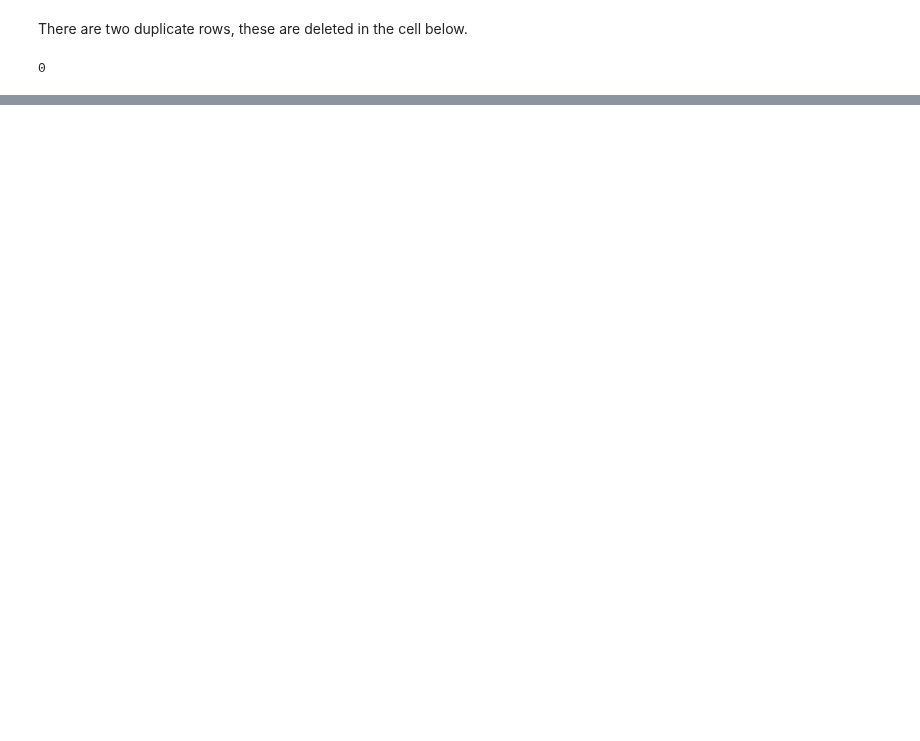
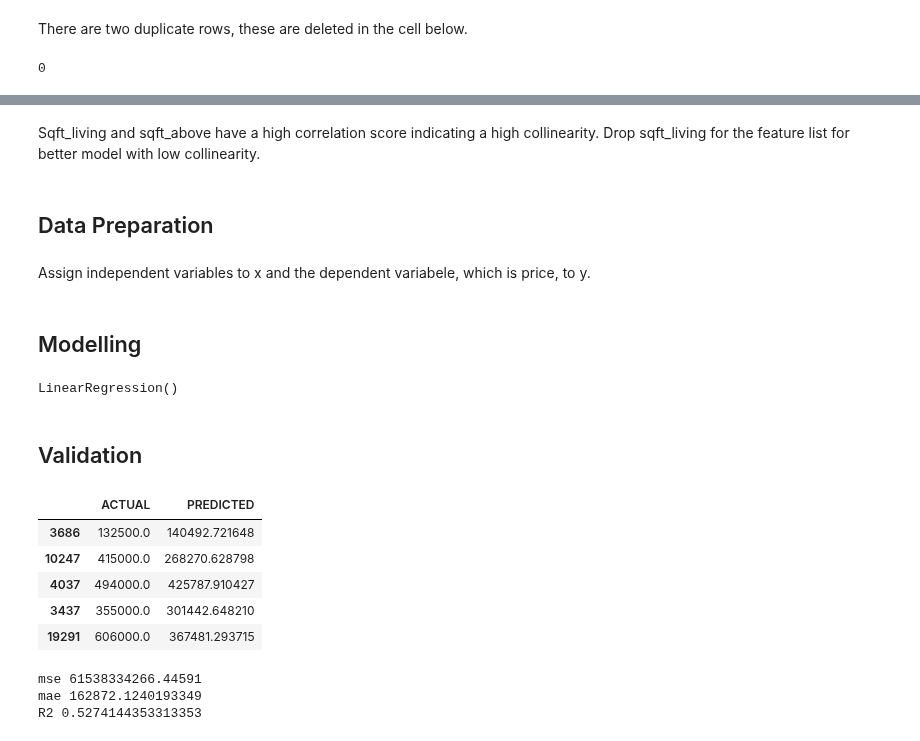
Before and after one commit to Patriciangugi/Project-Phase-2, a Jupyter notebook: Members/Joakim.ipynb, the cells around one changed output, grey strips where cells are left out. Cells and saved outputs as stored; diff of their text form; code cells hidden in the pictures; blank space fills up the shorter version.

Commit message:
Initial modeling and validation

```diff
--- a/Members/Joakim.ipynb
+++ b/Members/Joakim.ipynb
@@ -405,0 +414,6 @@ df.duplicated().sum()
+# %% [markdown]
+Sqft_living and sqft_above have a high correlation score indicating a high collinearity. Drop sqft_living for the feature list for better model with low collinearity.
+# %% [markdown]
+## Data Preparation
+# %% [markdown]
+Assign independent variables to x and the dependent variabele, which is price, to y.
@@ -405,0 +423,38 @@ df.duplicated().sum()
+# %% [markdown]
+## Modelling
+# %%
+x_train,x_test,y_train,y_test = train_test_split(X, Y, test_size=0.2, random_state=42)
+# %%
+x_train_scaled = scaler.fit_transform(x_train)
+x_test_scaled = scaler.transform(x_test)
+# %%
+model = LinearRegression()
+# %%
+# training the model
+model.fit(x_train_scaled,y_train)
+# %% [output]
+LinearRegression()
+# %% [markdown]
+## Validation
+# %%
+y_pred = model.predict(x_test_scaled)
+prediction_df = pd.DataFrame({"ACTUAL":y_test, "PREDICTED":y_pred})
+prediction_df.head()
+# %% [output]
+|  | ACTUAL | PREDICTED |
+| 3686 | 132500.0 | 140492.721648 |
+| 10247 | 415000.0 | 268270.628798 |
+| 4037 | 494000.0 | 425787.910427 |
+| 3437 | 355000.0 | 301442.648210 |
+| 19291 | 606000.0 | 367481.293715 |
+# %%
+mse = mean_squared_error(y_test,y_pred)
+mae = mean_absolute_error(y_test,y_pred)
+r2  = r2_score(y_test,y_pred)
+print("mse",mse)
+print("mae",mae)
+print("R2" ,r2)
+# %% [output]
+mse 61538334266.44591
+mae 162872.1240193349
+R2 0.5274144353313353
```
Also changed, not shown: parts of 11 cells of this notebook.
